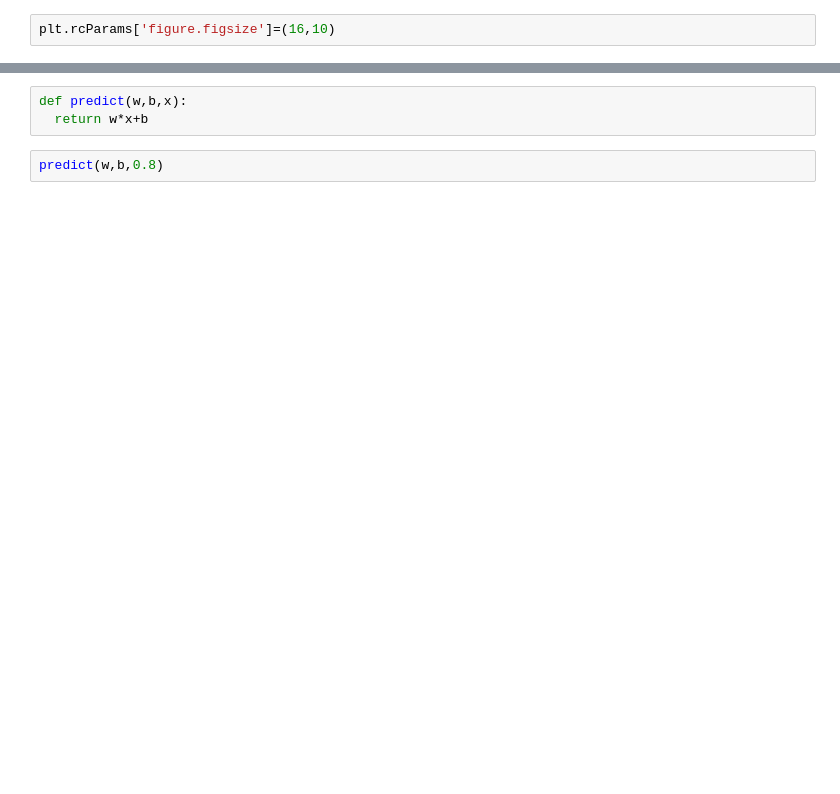
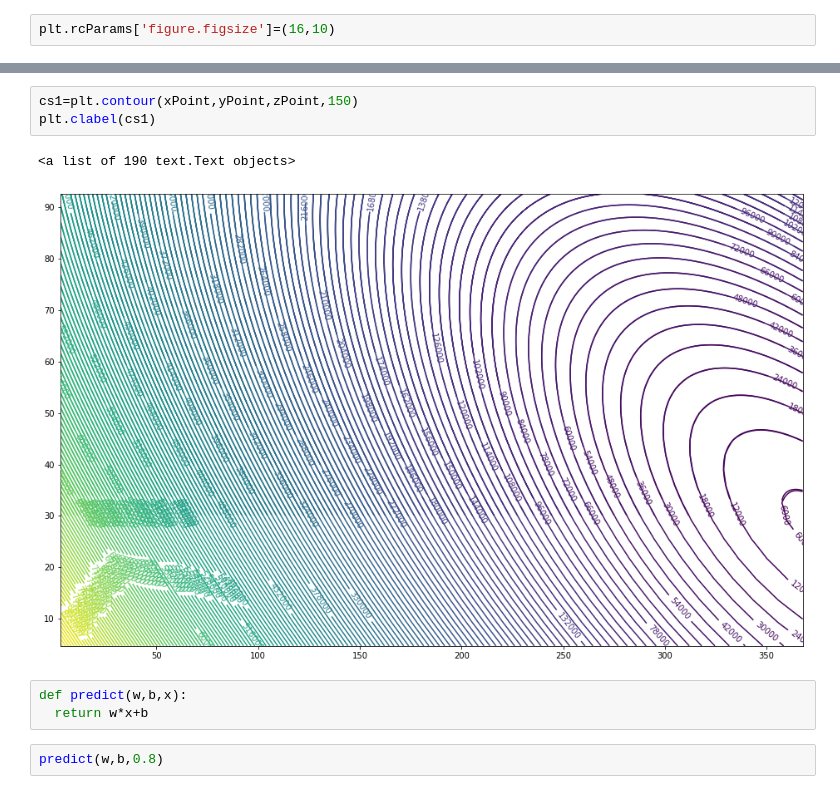
Before and after one commit to Parth0330/AI-ipynb, a Jupyter notebook: 07linearRegression1F.ipynb, the cells around one changed output, grey strips where cells are left out. Drawn from its saved outputs; the diff is of its cells as text; blank space fills up the shorter version.

```diff
--- a/07linearRegression1F.ipynb
+++ b/07linearRegression1F.ipynb
@@ -136,3 +138,9 @@ ax2.view_init(0,0)
+# %%
+cs1=plt.contour(xPoint,yPoint,zPoint,150)
+plt.clabel(cs1)
+# %% [output]
+<a list of 190 text.Text objects>
+[figure, added]
 # %%
 def predict(w,b,x):
   return w*x+b
```
Also changed, not shown: parts of 6 cells of this notebook.
